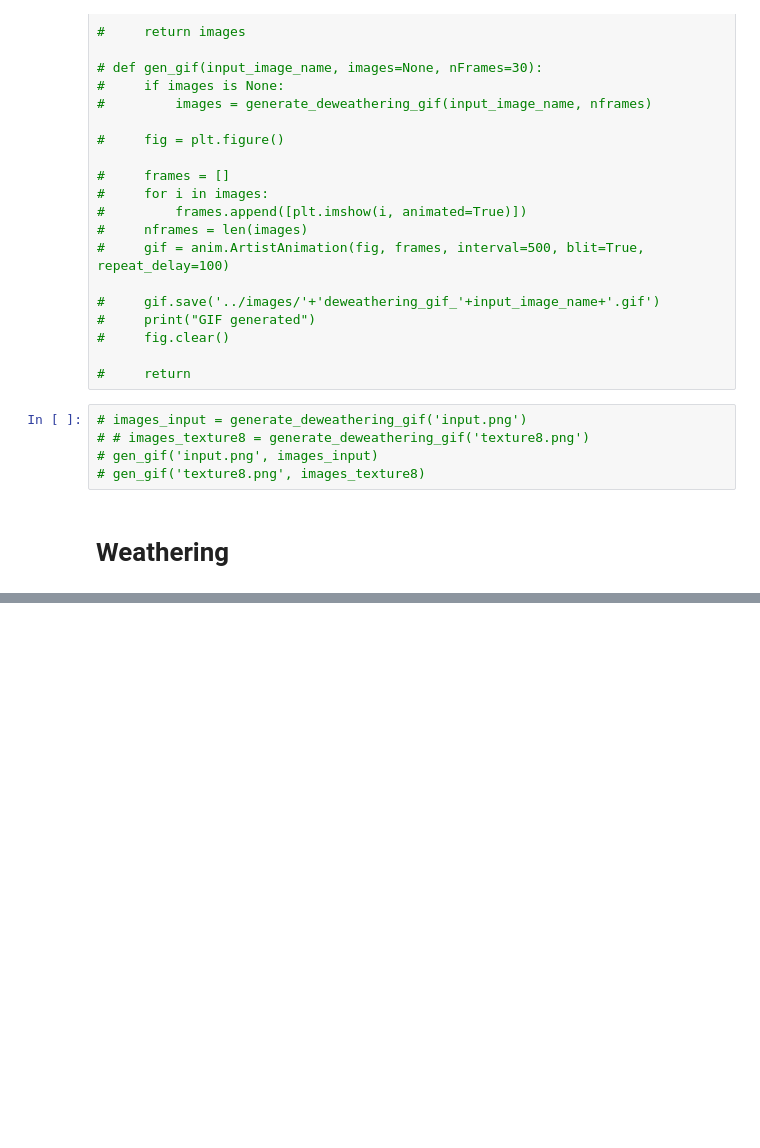
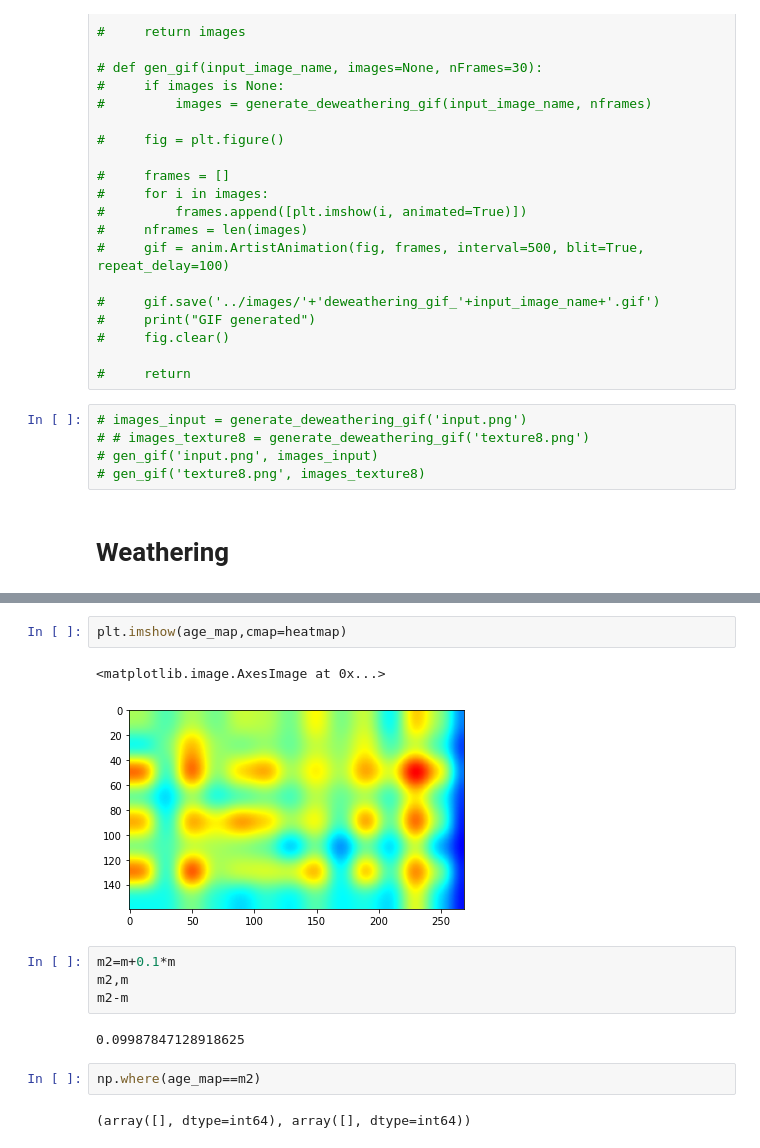
Before and after one commit to ShivanshRakesh/time-varying-weathering-in-texture-space, a Jupyter notebook: src/project.ipynb, the cells around one changed output, grey strips where cells are left out. Drawn from its saved outputs; the diff is of its cells as text; blank space fills up the shorter version.

```diff
--- a/src/project.ipynb
+++ b/src/project.ipynb
@@ -918,0 +922,15 @@ print(m)
+# %%
+plt.imshow(age_map,cmap=heatmap)
+# %% [output]
+<matplotlib.image.AxesImage at 0x...>
+[figure, added]
+# %%
+m2=m+0.1*m
+m2,m
+m2-m
+# %% [output]
+0.09987847128918625
+# %%
+np.where(age_map==m2)
+# %% [output]
+(array([], dtype=int64), array([], dtype=int64))
```
Also changed, not shown: parts of 17 cells of this notebook.
